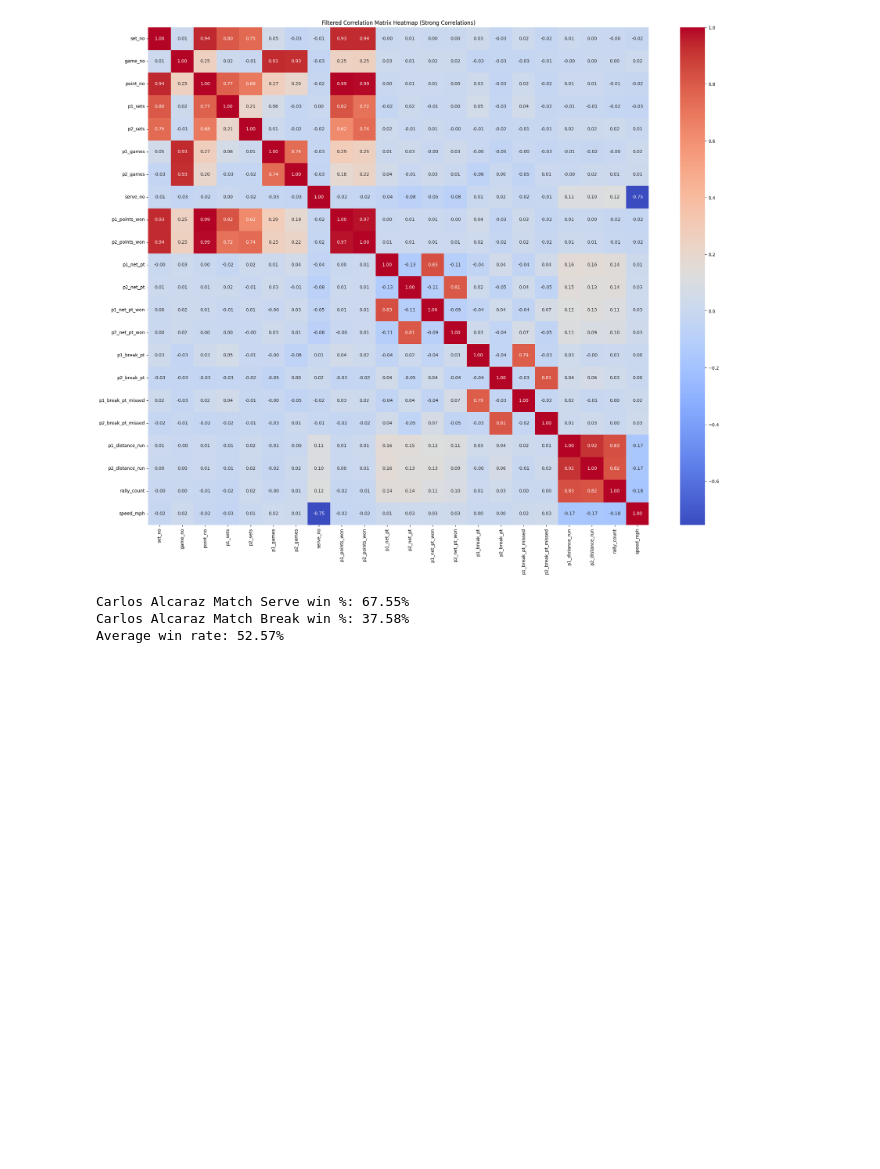
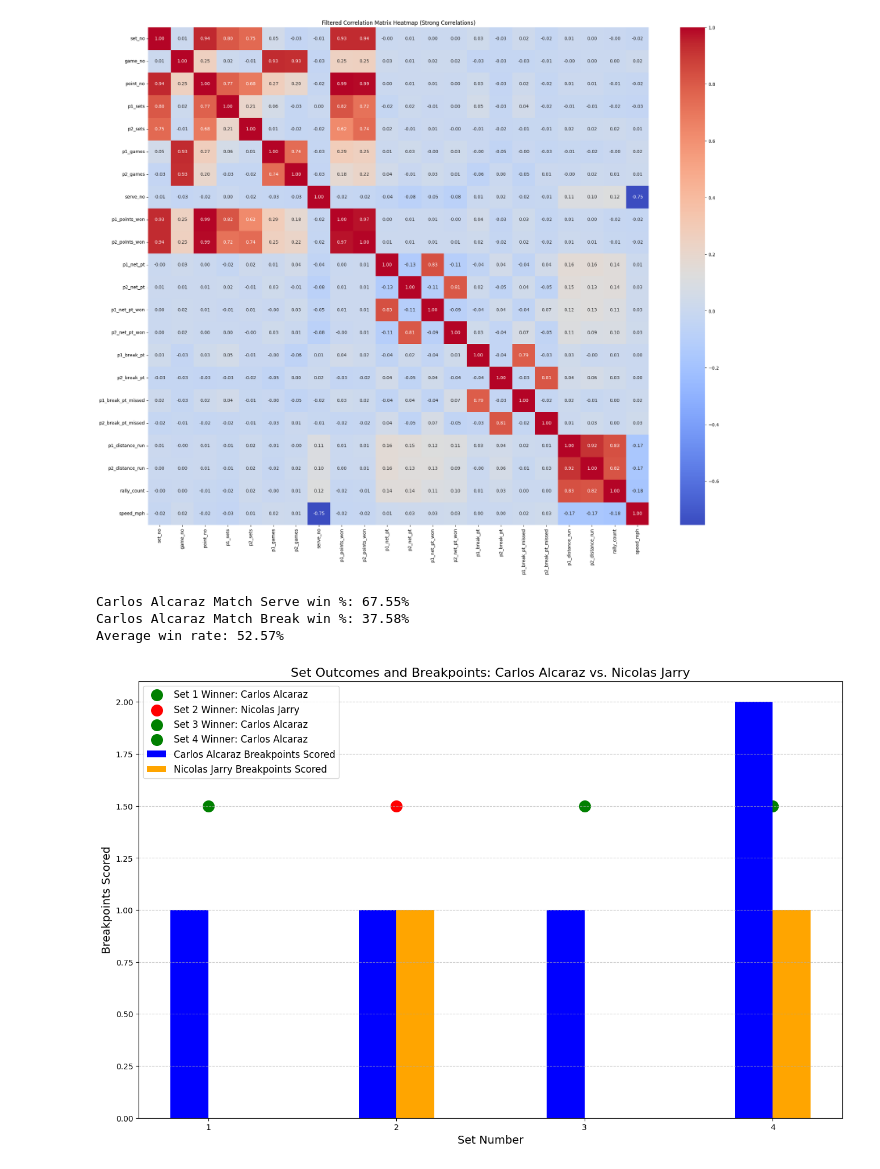
Before and after one commit to Christopher-Xu1/TennisMomentumn, a Jupyter notebook: Data_Analysis/FeatureSelection.ipynb, the cells around one changed output. Saved outputs shown, nothing was run; the diff lists cells and outputs as text; code cells hidden in the pictures; blank space fills up the shorter version.

```diff
--- a/Data_Analysis/FeatureSelection.ipynb
+++ b/Data_Analysis/FeatureSelection.ipynb
@@ -105,3 +105,46 @@ print("Average win rate: " f"{average_win_rate:.2%}")
 Carlos Alcaraz Match Serve win %: 67.55%
 Carlos Alcaraz Match Break win %: 37.58%
 Average win rate: 52.57%
+# %%
+
+# Ensure the data is sorted sequentially by set, game, and point numbers
+df = match1.sort_values(by=['set_no', 'game_no', 'point_no'])
+
+
+# Aggregate data to determine set winners and breakpoint impacts
+set_summary = df.groupby('set_no').agg({
+    'set_victor': 'last',  # Last value in each set indicates the winner
+    'p1_break_pt_won': 'sum',  # Total breakpoints won by Player 1
+    'p2_break_pt_won': 'sum',  # Total breakpoints won by Player 2
+})
+
+# Map player names to the set_victor column for clarity
+player1_name = df['player1'].iloc[0]
+player2_name = df['player2'].iloc[0]
+set_summary['set_winner'] = set_summary['set_victor'].map({1: player1_name, 2: player2_name})
+
+# Plotting: Visualize set winners and breakpoints
+plt.figure(figsize=(16, 10))
+
+# Add markers for set winners
+for set_no, row in set_summary.iterrows():
+    plt.scatter(set_no, 1.5, label=f"Set {set_no} Winner: {row['set_winner']}", s=200, marker='o', color='green' if row['set_victor'] == 1 else 'red')
+
+
+# Add bars for breakpoints scored
+bar_width = 0.2
+plt.bar(set_summary.index - bar_width / 2, set_summary['p1_break_pt_won'], width=bar_width, color='blue', label=f"{player1_name} Breakpoints Scored")
+plt.bar(set_summary.index + bar_width / 2, set_summary['p2_break_pt_won'], width=bar_width, color='orange', label=f"{player2_name} Breakpoints Scored")
+
+# Customize the plot
+plt.title(f"Set Outcomes and Breakpoints: {player1_name} vs. {player2_name}", fontsize=16)
+plt.xlabel("Set Number", fontsize=14)
+plt.ylabel("Breakpoints Scored", fontsize=14)
+plt.xticks(set_summary.index)
+plt.legend(fontsize=12)
+plt.grid(True, axis='y', linestyle='--', alpha=0.7)
+
+# Display the plot
+plt.show()
+# %% [output]
+[figure, added]
```
Also changed, not shown: 2 other files.
